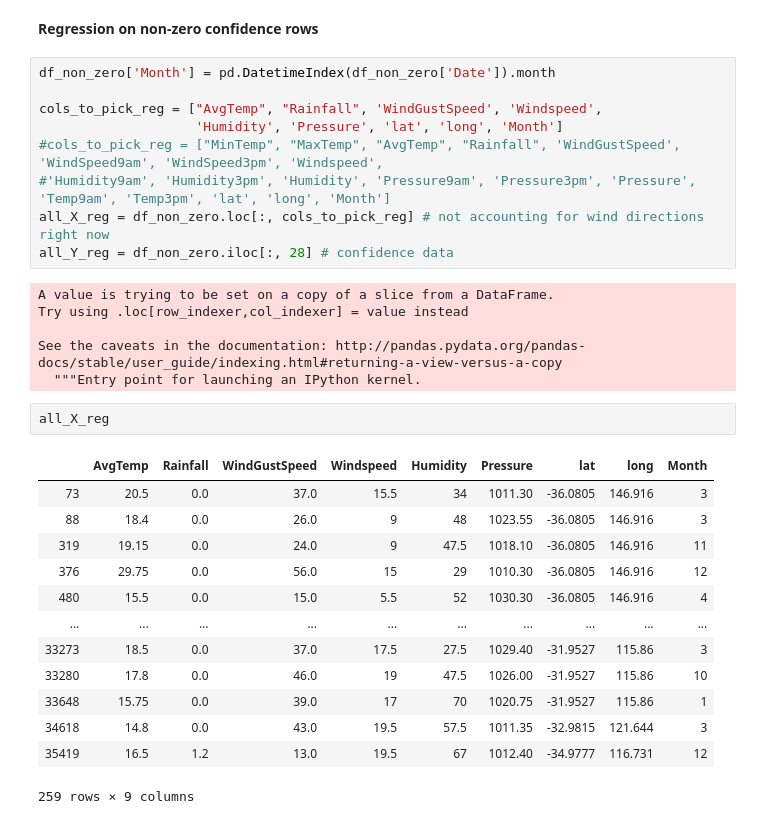
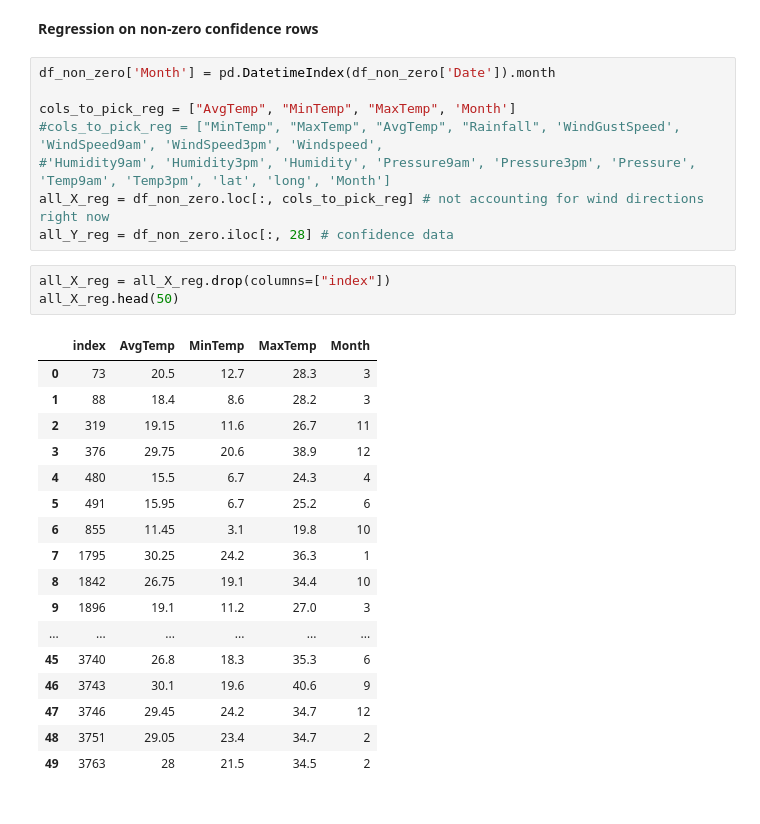
Before and after one commit to isonlaxman/spaceapps-backburn-boys, a Jupyter notebook: src/machine_learning/binary/binary_1.ipynb, the cells around one changed output. Saved outputs shown, nothing was run; the diff lists cells and outputs as text.

```diff
--- a/src/machine_learning/binary/binary_1.ipynb
+++ b/src/machine_learning/binary/binary_1.ipynb
@@ -149,34 +149,32 @@ array([False, False, False, False, False, False, False, False, False,
 # %%
 df_non_zero['Month'] = pd.DatetimeIndex(df_non_zero['Date']).month
 
-cols_to_pick_reg = ["AvgTemp", "Rainfall", 'WindGustSpeed', 'Windspeed',
-                    'Humidity', 'Pressure', 'lat', 'long', 'Month']
+cols_to_pick_reg = ["AvgTemp", "MinTemp", "MaxTemp", 'Month']
 #cols_to_pick_reg = ["MinTemp", "MaxTemp", "AvgTemp", "Rainfall", 'WindGustSpeed', 'WindSpeed9am', 'WindSpeed3pm', 'Windspeed',
 #'Humidity9am', 'Humidity3pm', 'Humidity', 'Pressure9am', 'Pressure3pm', 'Pressure', 'Temp9am', 'Temp3pm', 'lat', 'long', 'Month']
 all_X_reg = df_non_zero.loc[:, cols_to_pick_reg] # not accounting for wind directions right now
 all_Y_reg = df_non_zero.iloc[:, 28] # confidence data
-# %% [output]
-A value is trying to be set on a copy of a slice from a DataFrame.
-Try using .loc[row_indexer,col_indexer] = value instead
-
-See the caveats in the documentation: http://pandas.pydata.org/pandas-docs/stable/user_guide/indexing.html#returning-a-view-versus-a-copy
-  """Entry point for launching an IPython kernel.
-# %%
-all_X_reg
-# %% [output]
-|  | AvgTemp | Rainfall | WindGustSpeed | Windspeed | Humidity | Pressure | lat | long | Month |
-| 73 | 20.5 | 0.0 | 37.0 | 15.5 | 34 | 1011.30 | -36.0805 | 146.916 | 3 |
-| 88 | 18.4 | 0.0 | 26.0 | 9 | 48 | 1023.55 | -36.0805 | 146.916 | 3 |
-| 319 | 19.15 | 0.0 | 24.0 | 9 | 47.5 | 1018.10 | -36.0805 | 146.916 | 11 |
-| 376 | 29.75 | 0.0 | 56.0 | 15 | 29 | 1010.30 | -36.0805 | 146.916 | 12 |
-| 480 | 15.5 | 0.0 | 15.0 | 5.5 | 52 | 1030.30 | -36.0805 | 146.916 | 4 |
-| ... | ... | ... | ... | ... | ... | ... | ... | ... | ... |
-| 33273 | 18.5 | 0.0 | 37.0 | 17.5 | 27.5 | 1029.40 | -31.9527 | 115.86 | 3 |
-| 33280 | 17.8 | 0.0 | 46.0 | 19 | 47.5 | 1026.00 | -31.9527 | 115.86 | 10 |
-| 33648 | 15.75 | 0.0 | 39.0 | 17 | 70 | 1020.75 | -31.9527 | 115.86 | 1 |
-| 34618 | 14.8 | 0.0 | 43.0 | 19.5 | 57.5 | 1011.35 | -32.9815 | 121.644 | 3 |
-| 35419 | 16.5 | 1.2 | 13.0 | 19.5 | 67 | 1012.40 | -34.9777 | 116.731 | 12 |
-259 rows × 9 columns
+# %%
+all_X_reg = all_X_reg.drop(columns=["index"])
+all_X_reg.head(50)
+# %% [output]
+|  | index | AvgTemp | MinTemp | MaxTemp | Month |
+| 0 | 73 | 20.5 | 12.7 | 28.3 | 3 |
+| 1 | 88 | 18.4 | 8.6 | 28.2 | 3 |
+| 2 | 319 | 19.15 | 11.6 | 26.7 | 11 |
+| 3 | 376 | 29.75 | 20.6 | 38.9 | 12 |
+| 4 | 480 | 15.5 | 6.7 | 24.3 | 4 |
+| 5 | 491 | 15.95 | 6.7 | 25.2 | 6 |
+| 6 | 855 | 11.45 | 3.1 | 19.8 | 10 |
+| 7 | 1795 | 30.25 | 24.2 | 36.3 | 1 |
+| 8 | 1842 | 26.75 | 19.1 | 34.4 | 10 |
+| 9 | 1896 | 19.1 | 11.2 | 27.0 | 3 |
+| ... | ... | ... | ... | ... | ... |
+| 45 | 3740 | 26.8 | 18.3 | 35.3 | 6 |
+| 46 | 3743 | 30.1 | 19.6 | 40.6 | 9 |
+| 47 | 3746 | 29.45 | 24.2 | 34.7 | 12 |
+| 48 | 3751 | 29.05 | 23.4 | 34.7 | 2 |
+| 49 | 3763 | 28 | 21.5 | 34.5 | 2 |
 # %%
 x_reg = all_X_reg.values #returns a numpy array
 min_max_scaler_reg = preprocessing.StandardScaler()
```
Also changed, not shown: parts of 3 cells of this notebook, 3 other files.
